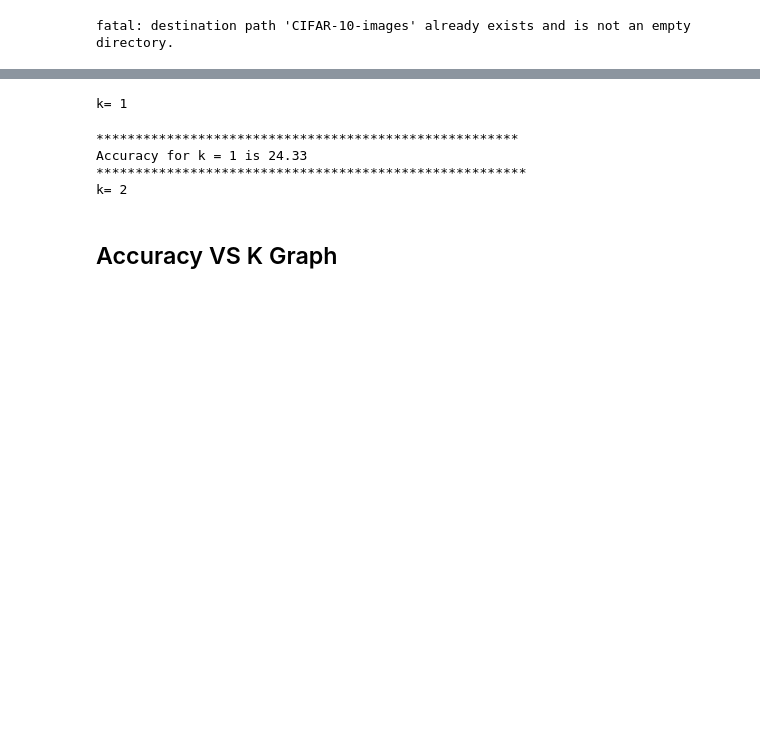
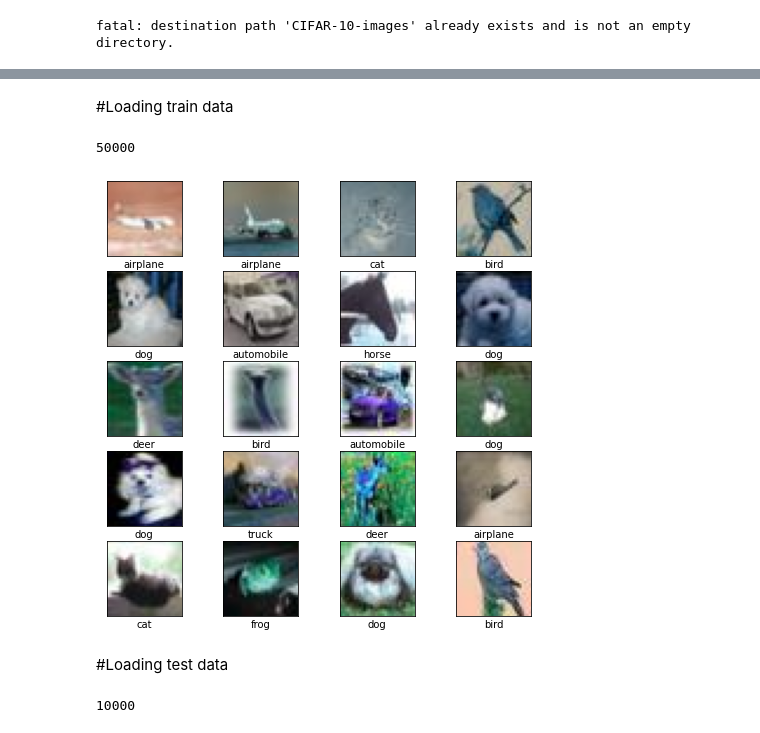
Before and after one commit to shasabbir/cvpr, a Jupyter notebook: mid_term_project.ipynb, the cells around one changed output, grey strips where cells are left out. Cells and saved outputs as stored; diff of their text form; code cells hidden in the pictures; blank space fills up the shorter version.

```diff
--- a/mid_term_project.ipynb
+++ b/mid_term_project.ipynb
@@ -154,11 +4,0 @@ def single_accuracy(k, test_data_number):
-# %%
-k = 2
-accuracy_array = []
-for i in range(0, k):
-    accuracy_array.append(single_accuracy(i+1, len(test_data)))
-# %% [output]
-k= 1
-******************************************************
-Accuracy for k = 1 is 24.33
-*******************************************************
-k= 2
@@ -170,2 +4,0 @@ print(k_array)
-# %% [markdown]
-## Accuracy VS K Graph
@@ -176,0 +16,61 @@ plt.plot(k_array, accuracy_array)
+# %% [markdown]
+#Loading train data
+# %%
+classes=['airplane','automobile','bird','cat','deer','dog','frog','horse','ship','truck']
+
+training_data=[]
+
+def create_training_data():
+    for category in classes:
+        path=os.path.join('/content/CIFAR-10-images/train',category)
+        class_num=classes.index(category)
+
+        for img in tqdm(os.listdir(path)):
+            try:
+                img_array = cv2.imread(os.path.join(path,img))
+
+                training_data.append([img_array,class_num])
+            except Exception as e:
+                pass
+
+create_training_data()
+print(len(training_data))
+# %% [output]
+50000
+# %%
+random.shuffle(training_data)
+
+plt.figure(figsize=(8,8))
+for i in range(20):
+    plt.subplot(5,4,i+1)
+    plt.xticks([])
+    plt.yticks([])
+    plt.imshow(training_data[i][0])
+    plt.xlabel(classes[training_data[i][1]])
+plt.show()
+# %% [output]
+[figure, added]
+# %% [markdown]
+#Loading test data
+# %%
+classes=['airplane','automobile','bird','cat','deer','dog','frog','horse','ship','truck']
+
+test_data=[]
+
+def create_testing_data():
+    for category in classes:
+        path=os.path.join('/content/CIFAR-10-images/test',category)
+        class_num=classes.index(category)
+
+        for img in tqdm(os.listdir(path)):
+            try:
+                img_array = cv2.imread(os.path.join(path,img))
+
+                test_data.append([img_array,class_num])
+            except Exception as e:
+                pass
+
+create_testing_data()
+print(len(test_data))
+# %% [output]
+10000
```
Also changed, not shown: parts of 30 cells of this notebook.
